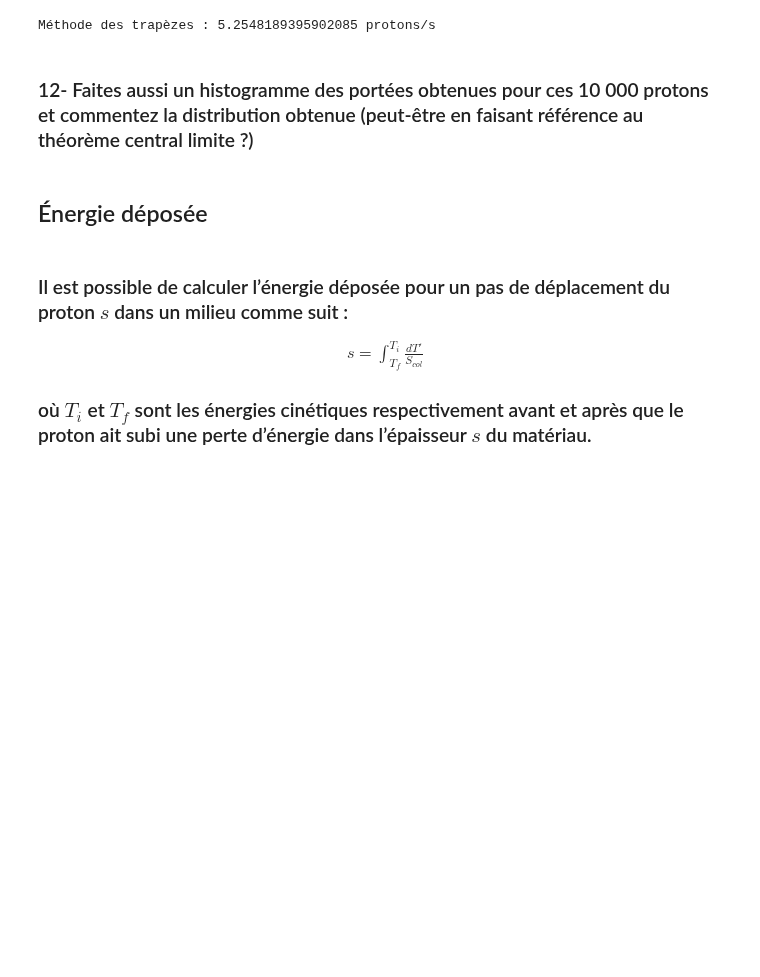
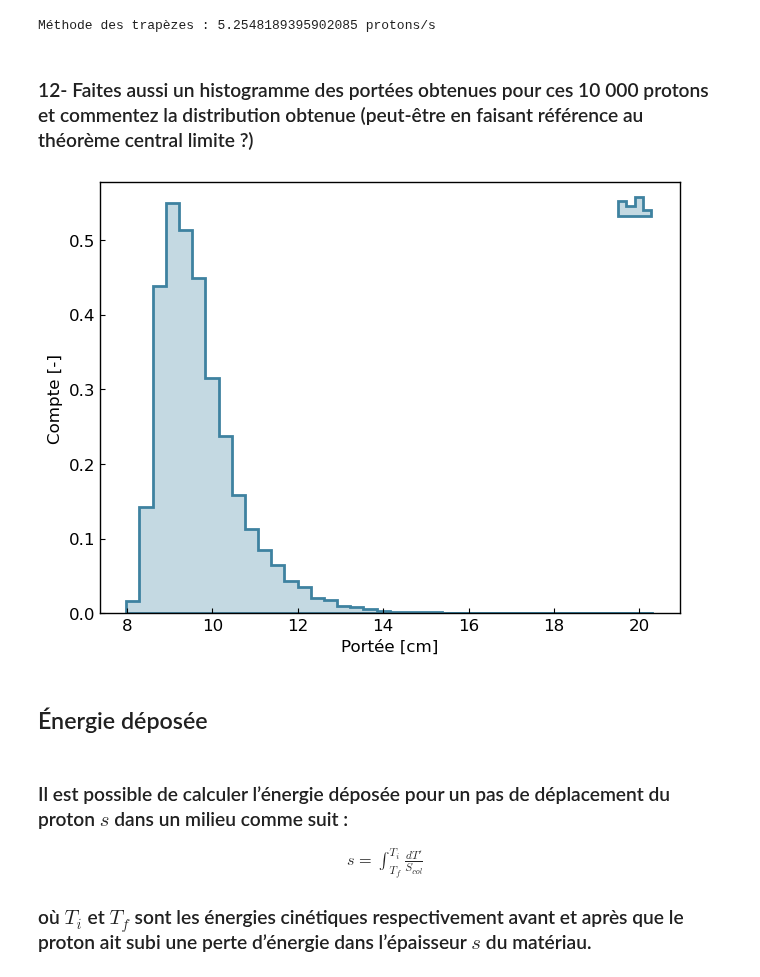
Before and after one commit to mamar828/physique_numerique, a Jupyter notebook: homework/tp1/tp1.ipynb, the cells around one changed output. Cells and saved outputs as stored; diff of their text form; code cells hidden in the pictures; blank space fills up the shorter version.

```diff
--- a/homework/tp1/tp1.ipynb
+++ b/homework/tp1/tp1.ipynb
@@ -479,6 +479,15 @@ print('Méthode des trapèzes :', len(distribution[:100])/time, 'protons/s')
 Méthode des trapèzes : 5.2548189395902085 protons/s
 # %% [markdown]
 ### 12- Faites aussi un histogramme des portées obtenues pour ces 10 000 protons et commentez la distribution obtenue (peut-être en faisant référence au théorème central limite ?)
+# %%
+portees = []
+for proton in distribution: portees.append(sp.integrate.quad(f, 3, proton)[0])
+
+fig = gl.Figure('Portée [cm]', 'Compte [-]')
+fig.add_elements(gl.Histogram(portees, number_of_bins=40, show_params=False, label=''))
+fig.show()
+# %% [output]
+[figure, added]
 # %% [markdown]
 ## Énergie déposée
 # %% [markdown]
```
Also changed, not shown: parts of 2 cells of this notebook.
